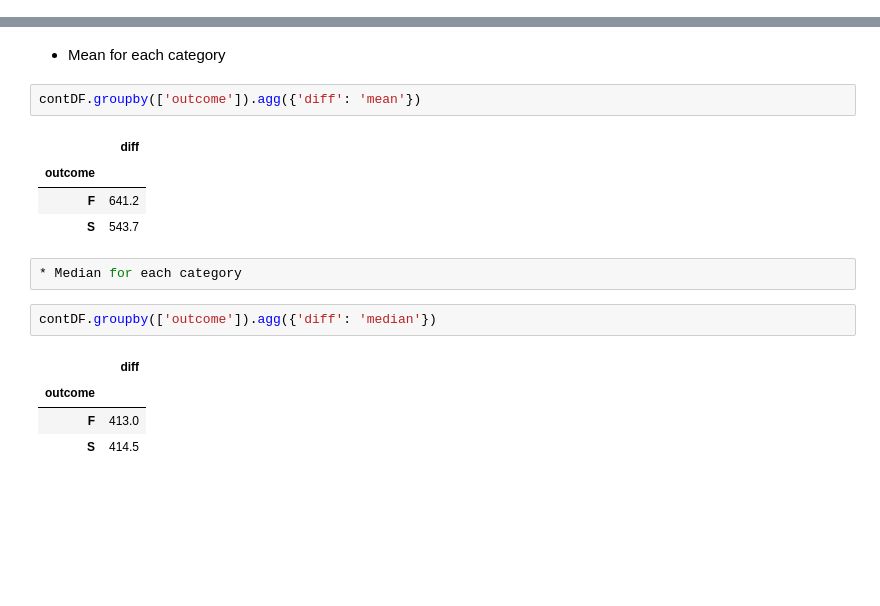
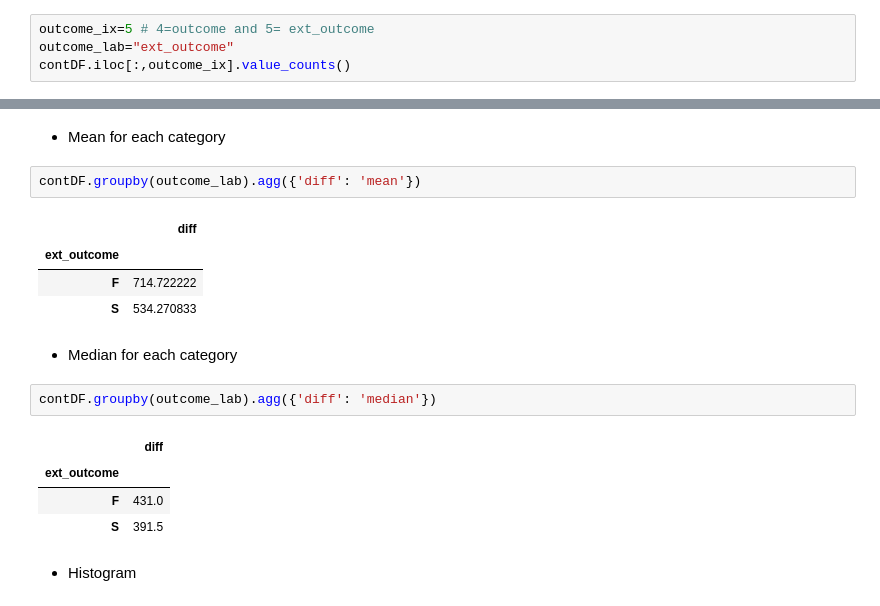
Before and after one commit to FOREXfunguru/FOREX, a Jupyter notebook: notebooks/Binary_classifier_using_ML.ipynb, the cells around one changed output, grey strips where cells are left out. Saved outputs shown, nothing was run; the diff lists cells and outputs as text; blank space fills up the shorter version.

```diff
--- a/notebooks/Binary_classifier_using_ML.ipynb
+++ b/notebooks/Binary_classifier_using_ML.ipynb
@@ -96,0 +91,4 @@ Name: outcome, dtype: int64
+# %%
+outcome_ix=5 # 4=outcome and 5= ext_outcome
+outcome_lab="ext_outcome"
+contDF.iloc[:,outcome_ix].value_counts()
@@ -453,18 +429,20 @@ ax = sns.boxplot(x="outcome", y="diff", data=contDF)
 # %% [markdown]
 * Mean for each category
 # %%
-contDF.groupby(['outcome']).agg({'diff': 'mean'})
+contDF.groupby(outcome_lab).agg({'diff': 'mean'})
 # %% [output]
 |  | diff |
-| outcome |  |
-| F | 641.2 |
-| S | 543.7 |
+| ext_outcome |  |
+| F | 714.722222 |
+| S | 534.270833 |
-# %%
-* Median for each category
+# %% [markdown]
+* Median for each category
 # %%
-contDF.groupby(['outcome']).agg({'diff': 'median'})
+contDF.groupby(outcome_lab).agg({'diff': 'median'})
 # %% [output]
 |  | diff |
-| outcome |  |
-| F | 413.0 |
-| S | 414.5 |
+| ext_outcome |  |
+| F | 431.0 |
+| S | 391.5 |
+# %% [markdown]
+* Histogram
```
Also changed, not shown: parts of 67 cells of this notebook.
